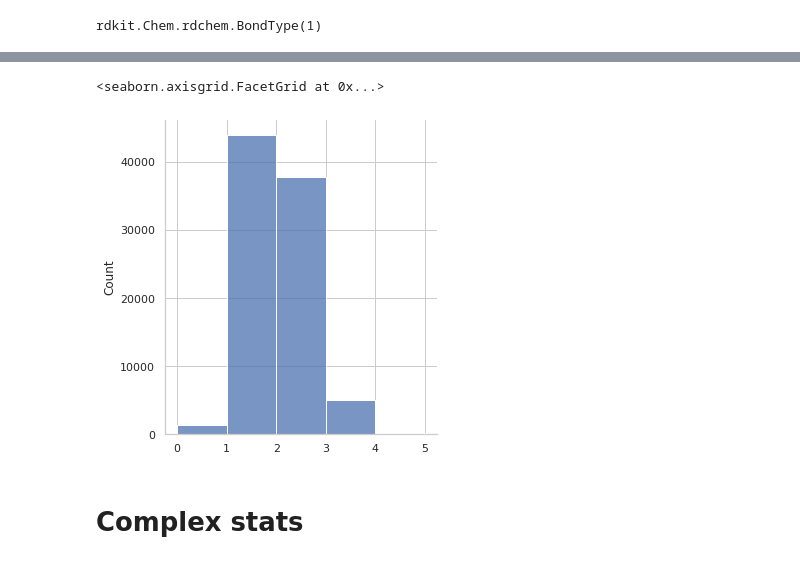
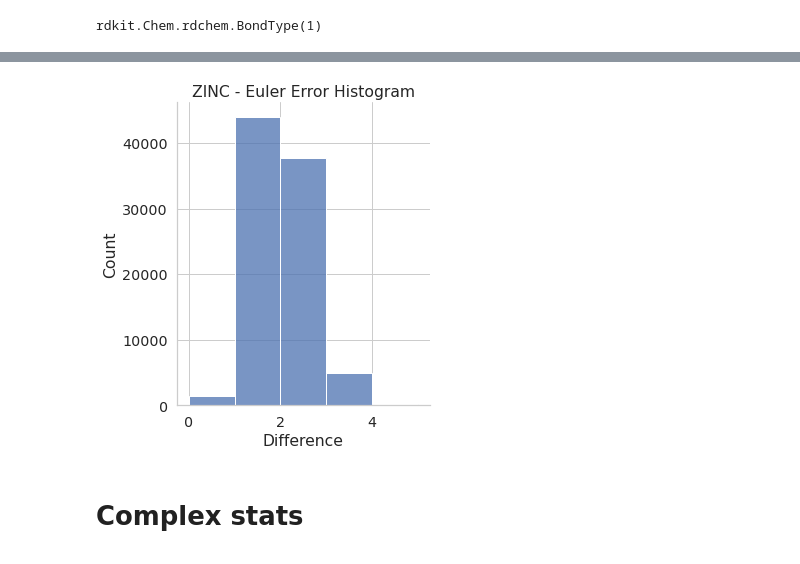
Before and after one commit to octavdragoi/tum-thesis, a Jupyter notebook: ntbk/dataset-analysis.ipynb, the cells around one changed output, grey strips where cells are left out. Saved outputs shown, nothing was run; the diff lists cells and outputs as text; code cells hidden in the pictures.

```diff
--- a/ntbk/dataset-analysis.ipynb
+++ b/ntbk/dataset-analysis.ipynb
@@ -1,6 +1,6 @@
 # %%
 import os
-if "otgnn" not in os.getcwd():
+if "ntbk" in os.getcwd():
     os.chdir("..")
 
 import sys
@@ -27,19 +27,21 @@ import matplotlib.pyplot as plt
 # plt.style.use('dark_background')
 
 import seaborn as sns
-sns.set_theme(style="whitegrid")
+sns.set(font_scale=1.3, style = "whitegrid")
 import pandas as pd
 # %%
 # load dataset
 # dataset = PropDataset("data/sol/", data_type = "train")
+dataset_name = "ZINC"
 dataset = PropDataset("iclr19-graph2graph/data/qed", data_type = "wengong")
-path = "/home/octav/gitrepos/tum-thesis/images/"
+# path = "/home/octav/gitrepos/tum-thesis/images/"
+path = "/home/octav/Dropbox/Apps/Overleaf/TUM Thesis/figures/"
 # %% [output]
 iclr19-graph2graph/data/qed   wengong ; split= 0  num total=  88306  num pos= 0
 # %%
 # get molecular graphs for all molecules
 # this takes a while
-with Pool(24) as p:
+with Pool(20) as p:
     mol_graphs = p.map(MolGraph, dataset)
 # %%
 mol_graphs_lens = [(len(dp.mols[0].atoms), len(dp.mols[1].atoms)) for dp in mol_graphs]
@@ -113,9 +174,14 @@ sns.barplot(y = 0, x = "index", data = bond_counts)
 # %%
 # euler error
-sns.displot([len(x.mols[1].bonds)/2 - len(x.mols[1].atoms) for x in mol_graphs], binwidth = 1)
+# eulerr = [(sum([int(y.bond_type) for y in x.mols[1].bonds])/2 - len(x.mols[1].atoms)) for x in mol_graphs]
+eulerr = [(len(x.mols[1].bonds)/2 - len(x.mols[1].atoms)) for x in mol_graphs]
+
+g = sns.displot(eulerr, binwidth = 1)
+g.set(title=dataset_name + " - Euler Error Histogram", xlabel = "Difference")
+
+plt.savefig(path + "{}_euler_error.png".format(dataset_name))
 # %% [output]
-<seaborn.axisgrid.FacetGrid at 0x...>
-[figure, old version]
+[figure, new version]
 # %% [markdown]
 # Complex stats
 # %%
```
Also changed, not shown: parts of 33 cells of this notebook, 11 other files.
